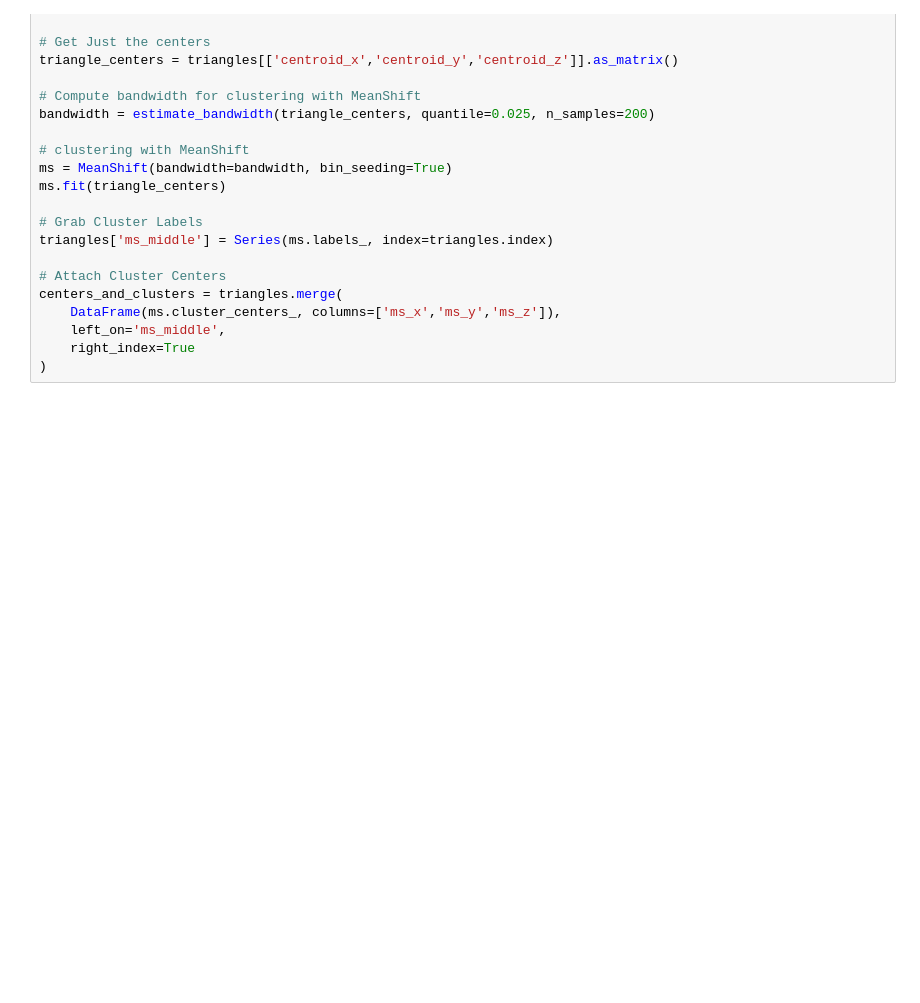
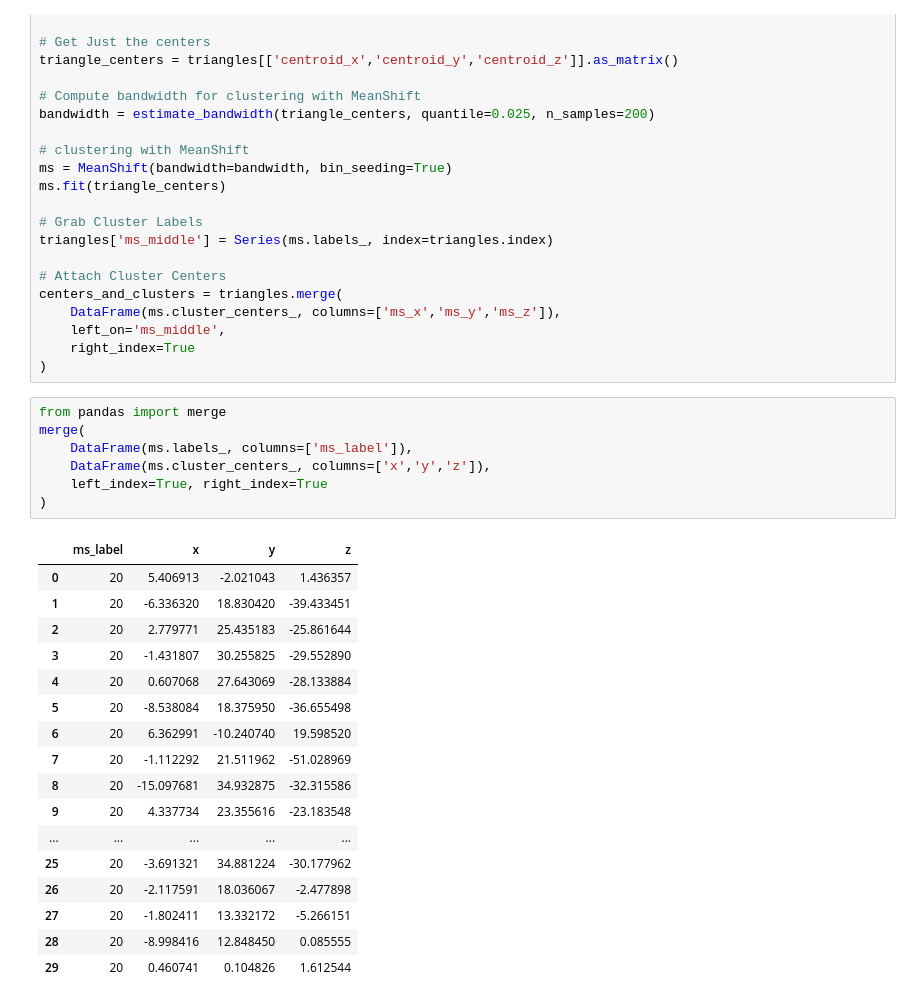
Before and after one commit to asosnovsky/Analyzing-Blood-Vessel-Aneurysm, a Jupyter notebook: Playground.ipynb, the cells around one changed output. Saved outputs shown, nothing was run; the diff lists cells and outputs as text; blank space fills up the shorter version.

```diff
--- a/Playground.ipynb
+++ b/Playground.ipynb
@@ -33,6 +36,31 @@ centers_and_clusters = triangles.merge(
     left_on='ms_middle',
     right_index=True
 )
+# %%
+from pandas import merge
+merge(
+    DataFrame(ms.labels_, columns=['ms_label']),
+    DataFrame(ms.cluster_centers_, columns=['x','y','z']),
+    left_index=True, right_index=True
+)
+# %% [output]
+|  | ms_label | x | y | z |
+| 0 | 20 | 5.406913 | -2.021043 | 1.436357 |
+| 1 | 20 | -6.336320 | 18.830420 | -39.433451 |
+| 2 | 20 | 2.779771 | 25.435183 | -25.861644 |
+| 3 | 20 | -1.431807 | 30.255825 | -29.552890 |
+| 4 | 20 | 0.607068 | 27.643069 | -28.133884 |
+| 5 | 20 | -8.538084 | 18.375950 | -36.655498 |
+| 6 | 20 | 6.362991 | -10.240740 | 19.598520 |
+| 7 | 20 | -1.112292 | 21.511962 | -51.028969 |
+| 8 | 20 | -15.097681 | 34.932875 | -32.315586 |
+| 9 | 20 | 4.337734 | 23.355616 | -23.183548 |
+| ... | ... | ... | ... | ... |
+| 25 | 20 | -3.691321 | 34.881224 | -30.177962 |
+| 26 | 20 | -2.117591 | 18.036067 | -2.477898 |
+| 27 | 20 | -1.802411 | 13.332172 | -5.266151 |
+| 28 | 20 | -8.998416 | 12.848450 | 0.085555 |
+| 29 | 20 | 0.460741 | 0.104826 | 1.612544 |
 # %%
 # Compute Distances
 cx = centers_and_clusters['centroid_x']
```
Also changed, not shown: parts of 8 cells of this notebook, 12 other files.
